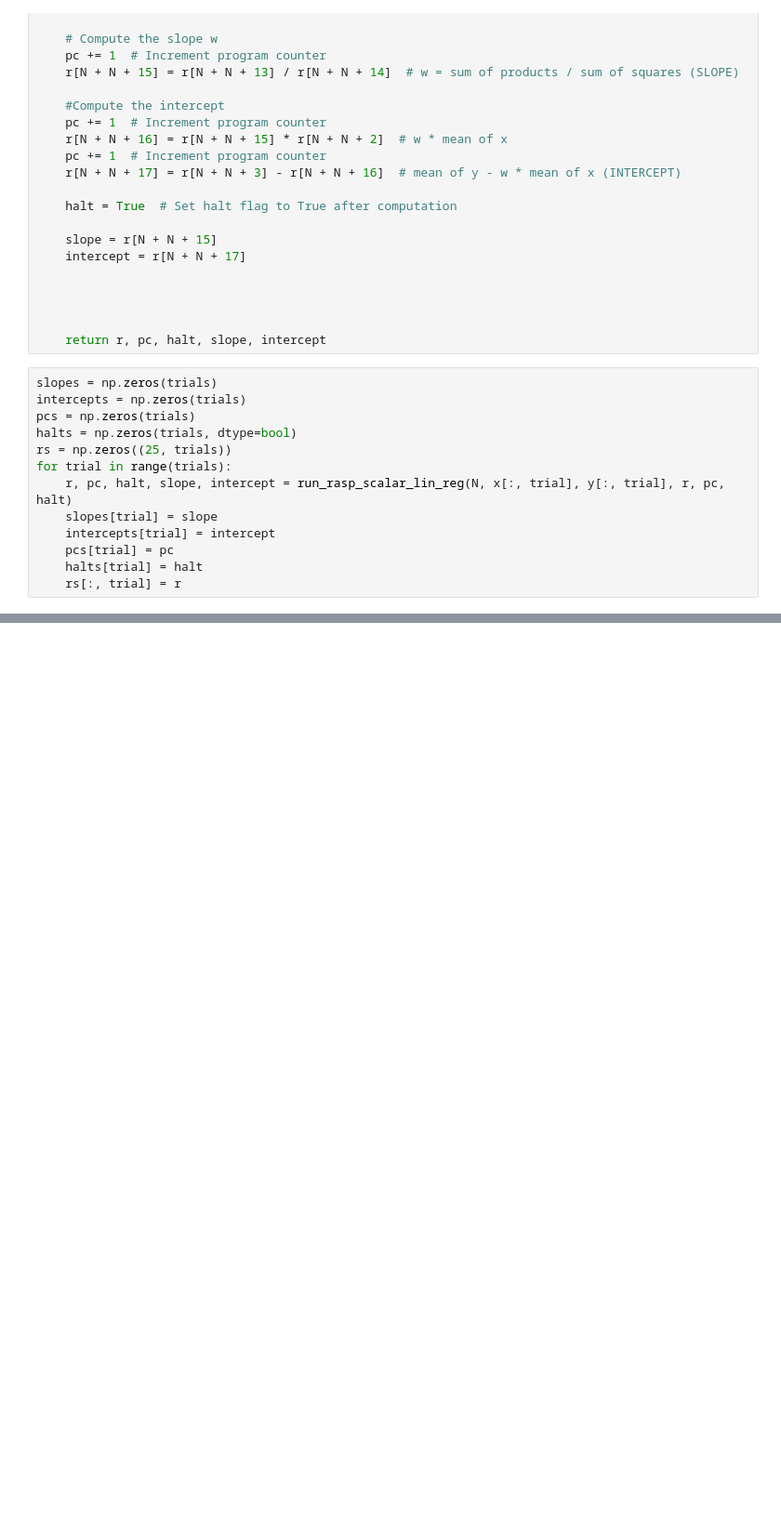
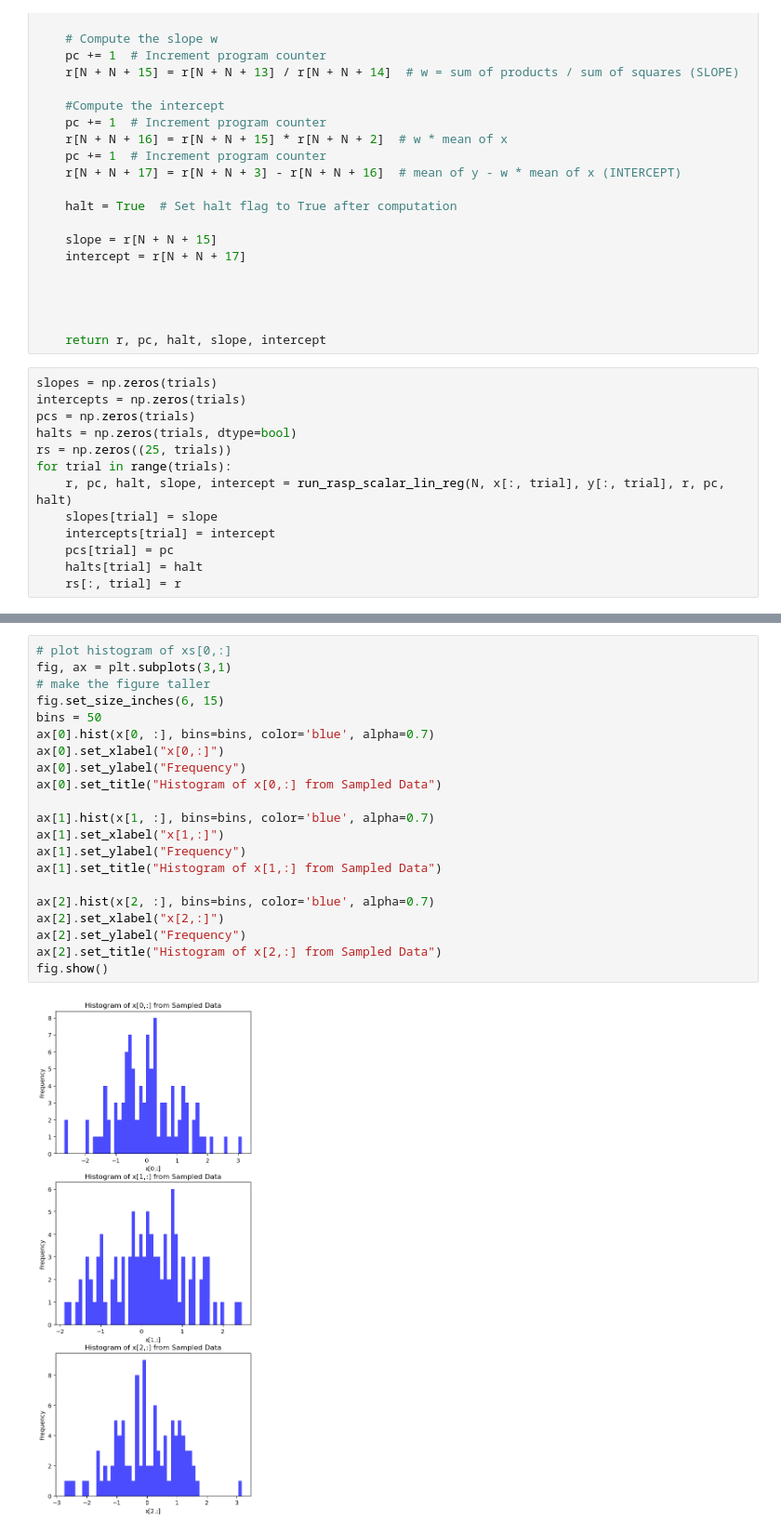
Before and after one commit to sultandaniels/mmc_lin_reg, a Jupyter notebook: run_rasp.ipynb, the cells around one changed output, grey strips where cells are left out. Shown at 93% size. Drawn from its saved outputs; the diff is of its cells as text; blank space fills up the shorter version.

```diff
--- a/run_rasp.ipynb
+++ b/run_rasp.ipynb
@@ -334 +335,24 @@ Registers: [-0.4068735  -0.87584657 -0.82105341 -0.27979028 -0.51793877 -0.50901
   3.        ]
+# %%
+# plot histogram of xs[0,:]
+fig, ax = plt.subplots(3,1)
+# make the figure taller
+fig.set_size_inches(6, 15)
+bins = 50
+ax[0].hist(x[0, :], bins=bins, color='blue', alpha=0.7)
+ax[0].set_xlabel("x[0,:]")
+ax[0].set_ylabel("Frequency")
+ax[0].set_title("Histogram of x[0,:] from Sampled Data")
+
+ax[1].hist(x[1, :], bins=bins, color='blue', alpha=0.7)
+ax[1].set_xlabel("x[1,:]")
+ax[1].set_ylabel("Frequency")
+ax[1].set_title("Histogram of x[1,:] from Sampled Data")
+
+ax[2].hist(x[2, :], bins=bins, color='blue', alpha=0.7)
+ax[2].set_xlabel("x[2,:]")
+ax[2].set_ylabel("Frequency")
+ax[2].set_title("Histogram of x[2,:] from Sampled Data")
+fig.show()
+# %% [output]
+[figure, added]
```
Also changed, not shown: parts of 4 cells of this notebook.
